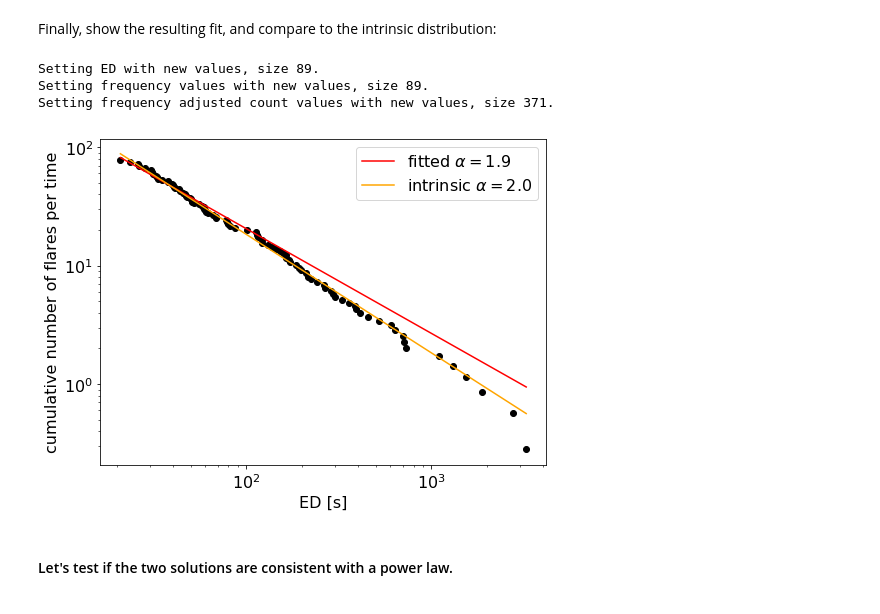
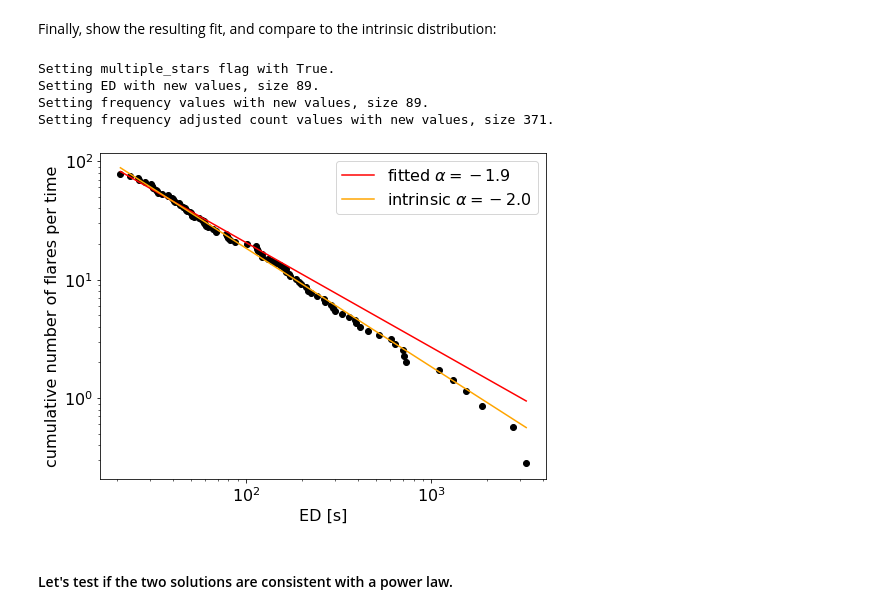
Before and after one commit to ekaterinailin/TESS_UCD_flares, a Jupyter notebook: notebook/Example_notebook_FFD.ipynb, the cells around one changed output. Cells and saved outputs as stored; diff of their text form; code cells hidden in the pictures.

```diff
--- a/notebook/Example_notebook_FFD.ipynb
+++ b/notebook/Example_notebook_FFD.ipynb
@@ -130,15 +143,14 @@ True
 # %% [markdown]
 Let's now generate a sample of flares that stem from different stars with different detection thresholds. They shall also have some observational bias captured by the corrected $ED$ `ed_corr` and recovery probability. We choose them to be the same for all stars for simplicity.
 # %%
-# energy upper limit, power law exponent +1, number of flares
+# energy lower and upper limit, power law exponent +1, number of flares
 a0, b, g, size = 10, 1e8, -1, 30
 df = pd.DataFrame()
-for a in [60,100,8,90,16,220,110,50,22,80,#65,105,23,96,21,327,117,7,27,85,
-          ]: # minimum detected flare energy
+for a in [60,100,8,90,16,220,110,50,22,80]: # minimum detected flare energy
     # all flares stem from the same power law distribution
     pwls = generate_random_power_law_distribution(a0, b, g, size=size)
-    # introduce a detection threshold
-    pwls = pwls[pwls>a]
+    # apply minimum detected flare energy
+    pwls = pwls[pwls > a]
     df = df.append(pd.DataFrame({
                                 # power law distributed detected flare energies
                                 "ed_rec":pwls,
@@ -148,8 +160,12 @@ for a in [60,100,8,90,16,220,110,50,22,80,#65,105,23,96,21,327,117,7,27,85,
                                 "recovery_probability":.7 ,
                                 #different targets have different detection thresholds
                                 "TIC":a,
-                    }))
+                                }))
+# Init a FFD with total observing time 5. (units of your choice),
+# column name of the star ID is "TIC"
 multi_ffd = FFD(f=df, ID="TIC", tot_obs_time=5.)
+
+# Show table
 multi_ffd.f.head()
 # %% [output]
 |  | ed_rec | ed_corr | recovery_probability | TIC |
@@ -214,5 +237,5 @@ Setting frequency adjusted count values with new values, size 371.
 # %%
-multi_ffd.fit_powerlaw(count_ed=True)
+multi_ffd.fit_powerlaw()
 multi_ffd.alpha, multi_ffd.alpha_err
 # %% [output]
 (1.883210175506509, 0.04643983656461689)
@@ -221,37 +244,47 @@ multi_ffd.alpha, multi_ffd.alpha_err
 
 Now fit $\beta$ simply using the least-squares method:
 # %%
-betas, multi_ffd.beta, multi_ffd.betas_err = multi_ffd.fit_beta_to_powerlaw()
-multi_ffd.beta, multi_ffd.betas_err
+multi_ffd.fit_beta_to_powerlaw()
+multi_ffd.beta, multi_ffd.beta_err
 # %% [output]
 (1056.168081905065, 49.852617791719744)
 # %% [markdown]
 Finally, show the resulting fit, and compare to the intrinsic distribution:
 # %%
 fig, ax = plt.subplots(1,figsize=(8,6))
+
+# Plot the FFD together with the best fit power law
+
 ax.scatter(multi_ffd.ed, multi_ffd.freq, c="k")
-multi_ffd.plot_powerlaw(ax,c="r",label=fr"fitted $\alpha={multi_ffd.alpha:.1f}$")
+multi_ffd.plot_powerlaw(ax,c="r",label=fr"fitted $\alpha=-{multi_ffd.alpha:.1f}$")
 
-#overplot the intrinsic distribution-------------------------------------------------
+# Add the intrinsic distribution-------------------------------------------------
+
 multi_ffd2 = FFD(f=df, ID="TIC", tot_obs_time=5.)
-ed, freq, counts = multi_ffd2.ed_and_freq(energy_correction=True,
-                                         recovery_probability_correction=True,
-                                        multiple_stars=True)
+
+multi_ffd2.ed_and_freq(energy_correction=True,
+                       recovery_probability_correction=True,
+                       multiple_stars=True)
+
 multi_ffd2.alpha, multi_ffd2.alpha_err = -g+1, .1
-betas, multi_ffd2.beta, multi_ffd2.betas_err = multi_ffd2.fit_beta_to_powerlaw()
-multi_ffd2.plot_powerlaw(ax,c="orange",label=fr"intrinsic $\alpha={multi_ffd2.alpha:.1f}$")
+
+multi_ffd2.fit_beta_to_powerlaw()
+
+multi_ffd2.plot_powerlaw(ax,c="orange",label=fr"intrinsic $\alpha=-{multi_ffd2.alpha:.1f}$")
+
 #--------------------------------------------------------------------------------------
 
 plt.xscale("log")
 plt.yscale("log")
 plt.xlabel("ED [s]")
 plt.ylabel("cumulative number of flares per time")
 plt.legend();
 # %% [output]
+Setting multiple_stars flag with True.
 Setting ED with new values, size 89.
 Setting frequency values with new values, size 89.
 Setting frequency adjusted count values with new values, size 371.
-[figure, old version]
+[figure, new version]
 # %% [markdown]
 #### Let's test if the two solutions are consistent with a power law.
 # %%
```
Also changed, not shown: parts of 14 cells of this notebook.
